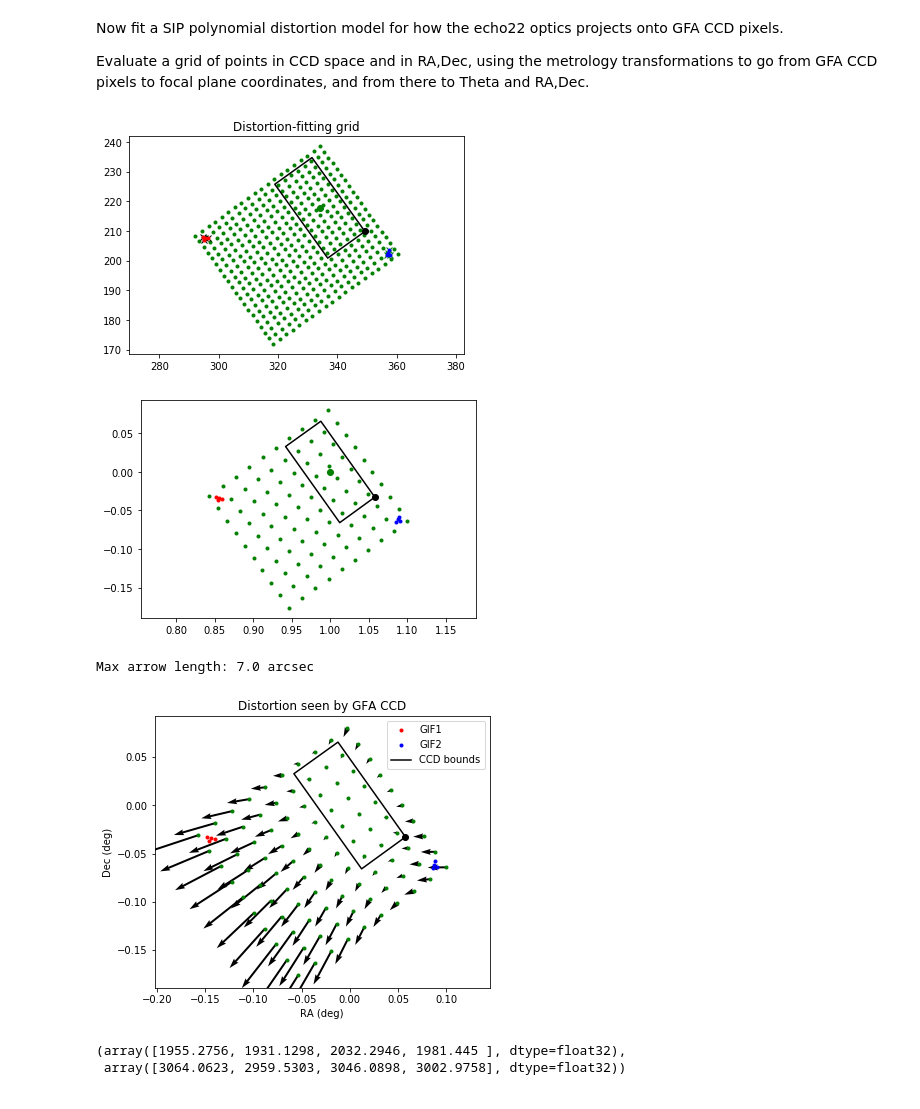
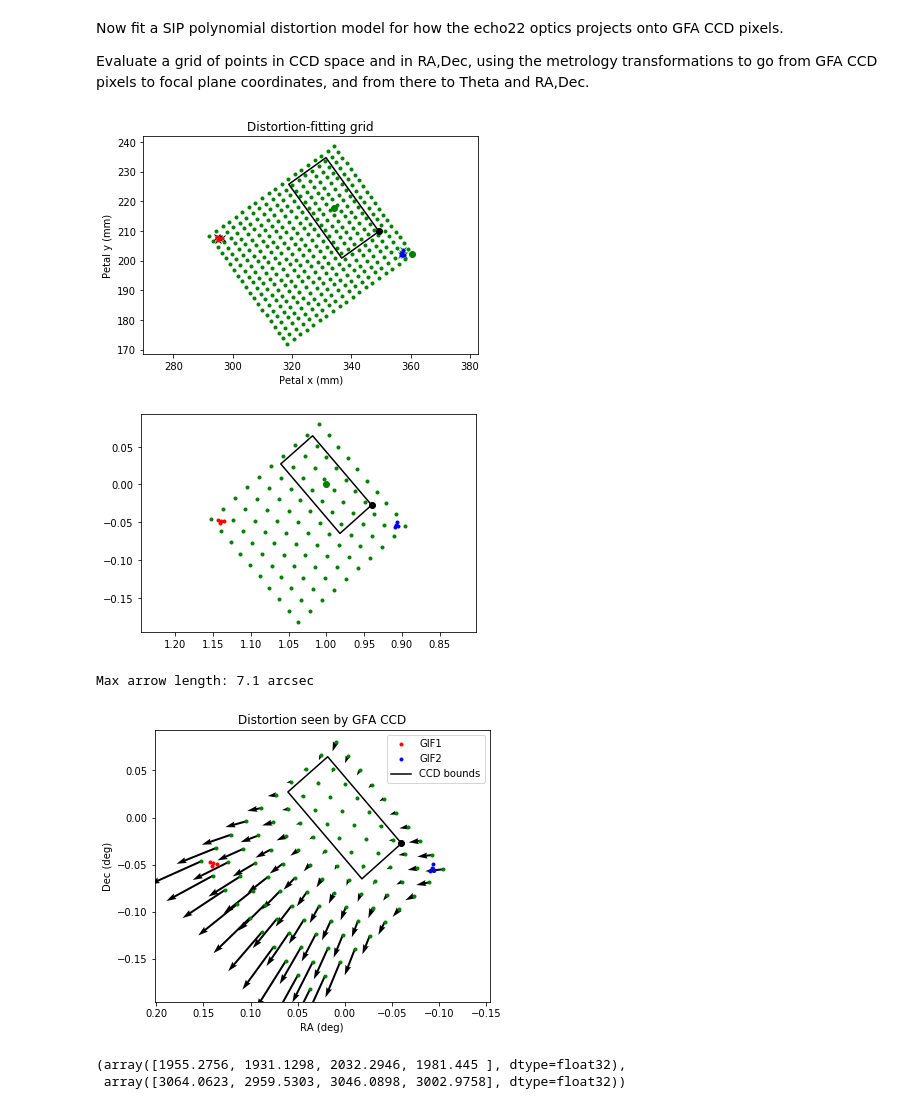
Before and after one commit to dstndstn/desi-commish, a Jupyter notebook: gif-fif.ipynb, the cells around one changed output. Drawn from its saved outputs; the diff is of its cells as text; code cells hidden in the pictures.

Commit message:
oops, gif/fif transformations needed RA flipped; add notebook locating GIFs in RA,Dec

```diff
--- a/gif-fif.ipynb
+++ b/gif-fif.ipynb
@@ -115,6 +115,7 @@ crpixx,crpixy = (petal.ccdw+1.)/2., (petal.ccdh+1.)/2.
 crx,cry = petal.gfa_pix_to_focal_mm(crpixx, crpixy)
 # %%
 plt.plot(gridx, gridy, 'g.')
+plt.plot(gridx[0], gridy[0], 'go')
 plt.plot(crx, cry, 'go')
 
 plt.plot(petal.ccdbx, petal.ccdby, 'k-')
@@ -124,9 +125,11 @@ plt.plot(petal.gif1.x, petal.gif1.y, 'r.')
 plt.plot(g2x, g2y, 'gx')
 plt.plot(petal.gif2.x, petal.gif2.y, 'b.')
 plt.title('Distortion-fitting grid')
+plt.xlabel('Petal x (mm)')
+plt.ylabel('Petal y (mm)')
 plt.axis('equal');
 # %% [output]
-[figure, old version]
+[figure, new version]
 # %%
 theta = Tpsfunc(gridr)
 gridu = theta * gridx / gridr
@@ -137,12 +140,12 @@ cru = crd * crx / crr
 crv = crd * cry / crr
 # %%
 griddec = gridv
-gridra  = gridu / np.cos(np.deg2rad(griddec))
+gridra  = -gridu / np.cos(np.deg2rad(griddec))
 starxyz = radectoxyz(gridra, griddec)
 fieldxy = np.vstack((ccdgridpx, ccdgridpy)).T
 weights = np.ones(len(gridra))
 crdec = crv[0]
-crra  = cru[0] / np.cos(np.deg2rad(crdec))
+crra  = -cru[0] / np.cos(np.deg2rad(crdec))
 ps = 0.2/3600.
 tan_in = Tan(crra, crdec, crpixx, crpixy, -ps, 0., 0., ps, float(petal.ccdw), float(petal.ccdh))
 sip_order = inv_order = 4
@@ -175,29 +178,34 @@ plt.plot(g2r, g2d, 'b.')
 bra,bdec = sip.pixelxy2radec(petal.ccdbpx, petal.ccdbpy)
 plt.plot(bra, bdec, 'k-')
 plt.plot(bra[0], bdec[0], 'ko')
+xl,xh = plt.xlim()
+plt.xlim(xh,xl)
 plt.axis('equal');
 # %% [output]
-[figure, old version]
+[figure, new version]
 # %%
 plt.figure(figsize=(6,5))
 # HACK -- we subtract 1 from RA to center the plot at 0,0!
 plt.plot(grr - 1., grd, 'g.')
 gtr,gtd = sip.wcstan.pixelxy2radec(grx,gry)
-plt.quiver(grr-1, grd, grr-gtr, grd-gtd)
+# NOTE flipped sign on the RA quiver direction
+plt.quiver(grr-1, grd, -(grr-gtr), grd-gtd)
 print('Max arrow length: %.1f arcsec' % (np.max(np.hypot(grr-gtr, grd-gtd))*3600.))
 plt.plot(g1r-1, g1d, 'r.', label='GIF1')
 plt.plot(g2r-1, g2d, 'b.', label='GIF2')
 plt.plot(bra-1, bdec, 'k-', label='CCD bounds')
 plt.plot(bra[0]-1, bdec[0], 'ko')
 plt.legend()
 plt.title('Distortion seen by GFA CCD')
 plt.axis('equal');
 plt.xlabel('RA (deg)')
 plt.ylabel('Dec (deg)')
+xl,xh = plt.xlim()
+plt.xlim(xh,xl)
 plt.savefig('distortion.pdf')
 # %% [output]
-Max arrow length: 7.0 arcsec
+Max arrow length: 7.1 arcsec
-[figure, old version]
+[figure, new version]
 # %%
 petal.gfa.gif_1_pix_x, petal.gfa.gif_1_pix_y
 # %% [output]
```
Also changed, not shown: parts of 1 cell of this notebook, 9 other files.
